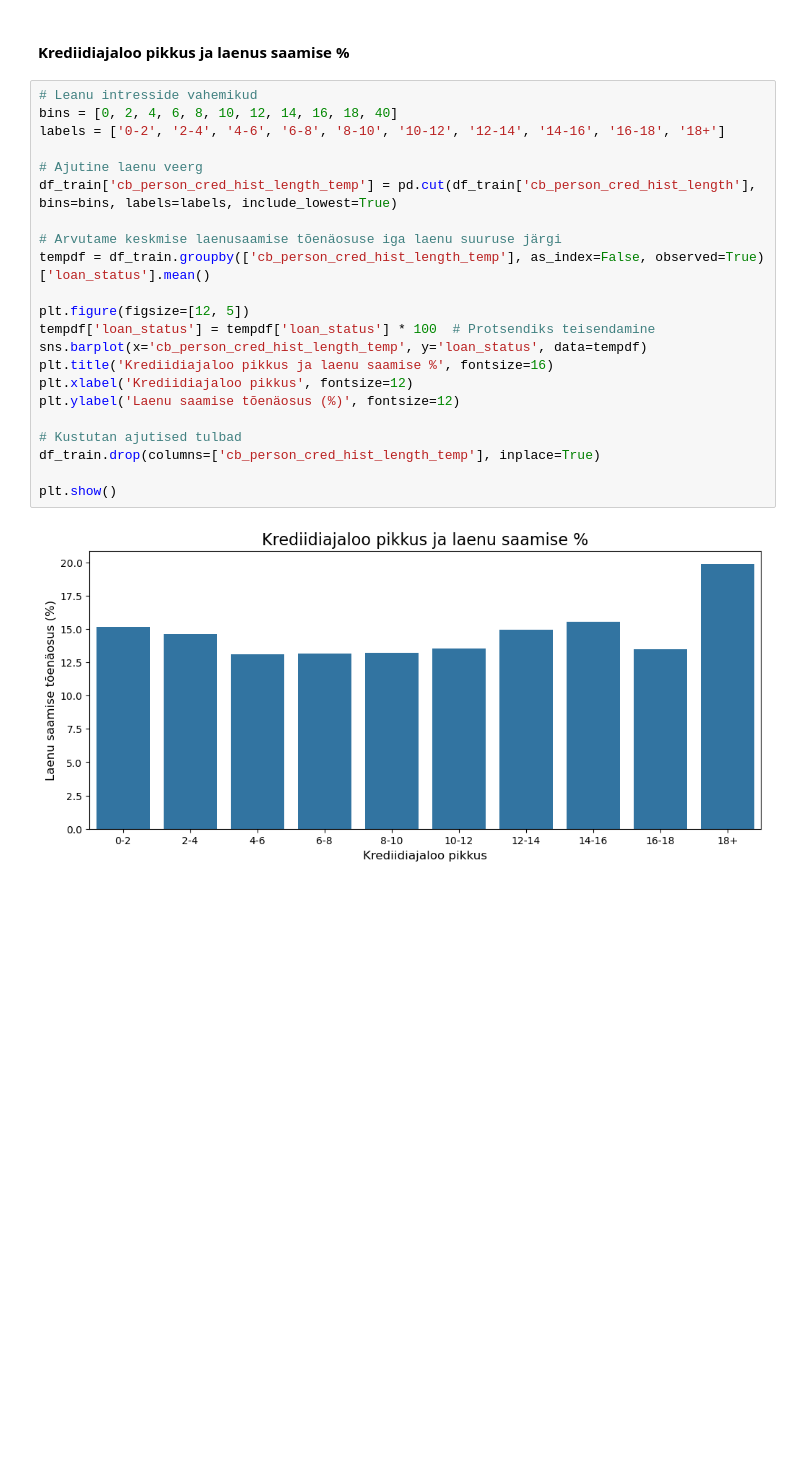
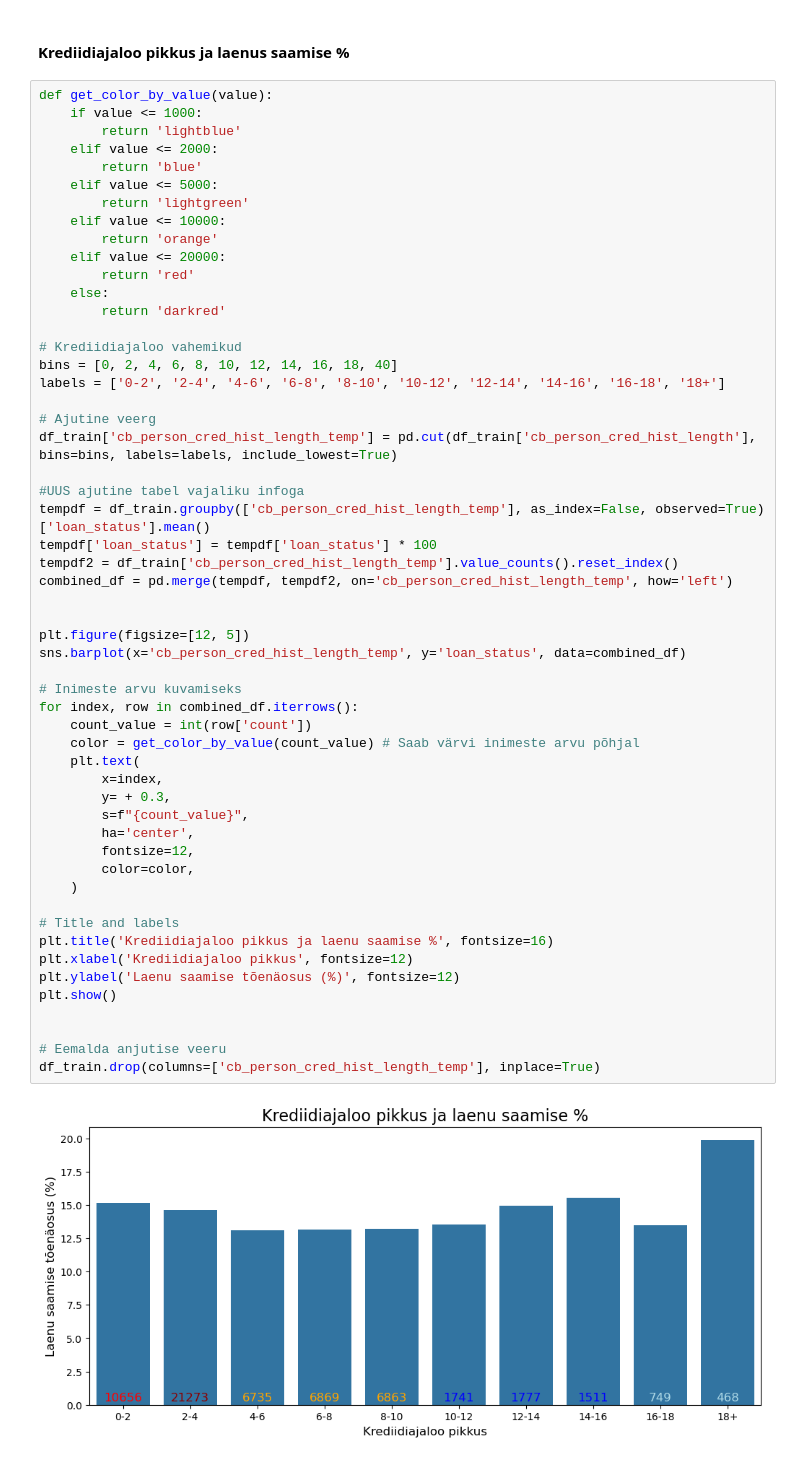
Before and after one commit to madispuu/Loan_Approval_Prediction, a Jupyter notebook: TEAM.ipynb, the cells around one changed output. Drawn from its saved outputs; the diff is of its cells as text; blank space fills up the shorter version.

```diff
--- a/TEAM.ipynb
+++ b/TEAM.ipynb
@@ -866,26 +1192,58 @@ plt.show()
 # %% [markdown]
 #### **Krediidiajaloo pikkus ja laenus saamise %**
 # %%
-# Leanu intresside vahemikud
+def get_color_by_value(value):
+    if value <= 1000:
+        return 'lightblue'
+    elif value <= 2000:
+        return 'blue'
+    elif value <= 5000:
+        return 'lightgreen'
+    elif value <= 10000:
+        return 'orange'
+    elif value <= 20000:
+        return 'red'
+    else:
+        return 'darkred'
+
+# Krediidiajaloo vahemikud
 bins = [0, 2, 4, 6, 8, 10, 12, 14, 16, 18, 40]
 labels = ['0-2', '2-4', '4-6', '6-8', '8-10', '10-12', '12-14', '14-16', '16-18', '18+']
 
-# Ajutine laenu veerg
+# Ajutine veerg
 df_train['cb_person_cred_hist_length_temp'] = pd.cut(df_train['cb_person_cred_hist_length'], bins=bins, labels=labels, include_lowest=True)
 
-# Arvutame keskmise laenusaamise tõenäosuse iga laenu suuruse järgi
+#UUS ajutine tabel vajaliku infoga
 tempdf = df_train.groupby(['cb_person_cred_hist_length_temp'], as_index=False, observed=True)['loan_status'].mean()
+tempdf['loan_status'] = tempdf['loan_status'] * 100
+tempdf2 = df_train['cb_person_cred_hist_length_temp'].value_counts().reset_index()
+combined_df = pd.merge(tempdf, tempdf2, on='cb_person_cred_hist_length_temp', how='left')
+
 
 plt.figure(figsize=[12, 5])
-tempdf['loan_status'] = tempdf['loan_status'] * 100  # Protsendiks teisendamine
-sns.barplot(x='cb_person_cred_hist_length_temp', y='loan_status', data=tempdf)
+sns.barplot(x='cb_person_cred_hist_length_temp', y='loan_status', data=combined_df)
+
+# Inimeste arvu kuvamiseks
+for index, row in combined_df.iterrows():
+    count_value = int(row['count'])
+    color = get_color_by_value(count_value) # Saab värvi inimeste arvu põhjal
+    plt.text(
+        x=index,
+        y= + 0.3,
+        s=f"{count_value}",
+        ha='center',
+        fontsize=12,
+        color=color,
+    )
+
+# Title and labels
 plt.title('Krediidiajaloo pikkus ja laenu saamise %', fontsize=16)
 plt.xlabel('Krediidiajaloo pikkus', fontsize=12)
 plt.ylabel('Laenu saamise tõenäosus (%)', fontsize=12)
+plt.show()
 
-# Kustutan ajutised tulbad
+
+# Eemalda anjutise veeru
 df_train.drop(columns=['cb_person_cred_hist_length_temp'], inplace=True)
-
-plt.show()
 # %% [output]
-[figure, old version]
+[figure, new version]
```
Also changed, not shown: parts of 19 cells of this notebook.
